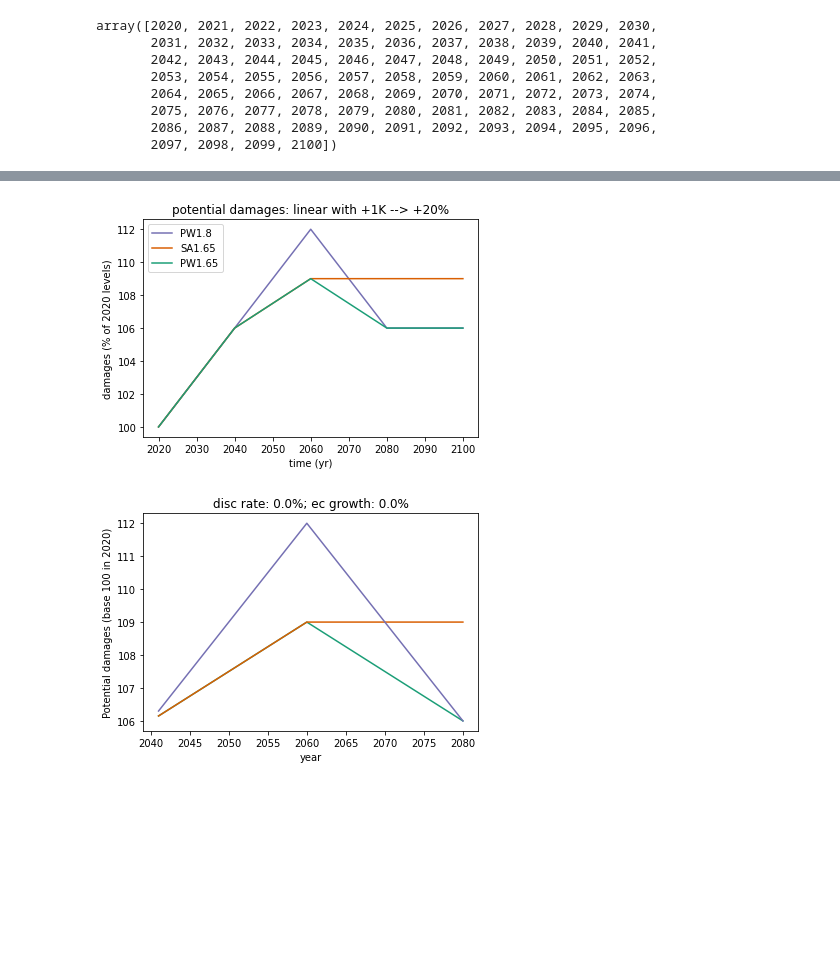
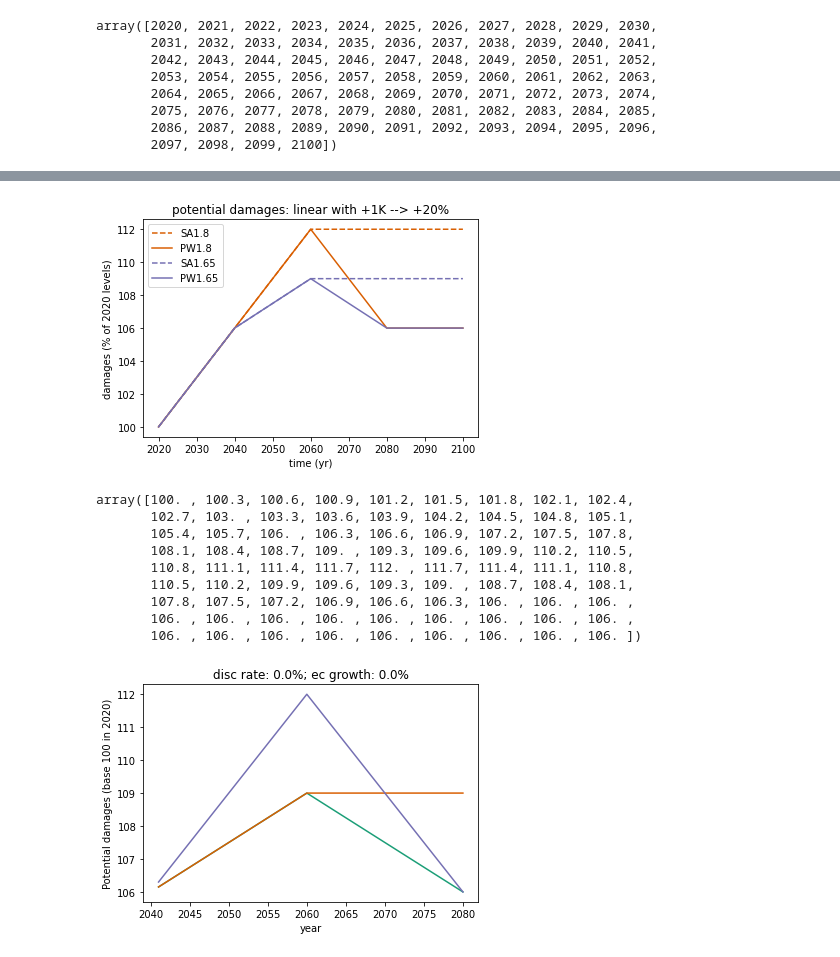
Before and after one commit to qlejeune/Overshoot-analyses, a Jupyter notebook: adaptation_analysis.ipynb, the cells around one changed output, grey strips where cells are left out. Saved outputs shown, nothing was run; the diff lists cells and outputs as text; code cells hidden in the pictures; blank space fills up the shorter version.

```diff
--- a/adaptation_analysis.ipynb
+++ b/adaptation_analysis.ipynb
@@ -24,7 +24,7 @@ array([2020, 2021, 2022, 2023, 2024, 2025, 2026, 2027, 2028, 2029, 2030,
 # %%
 # Define GMT scenarios
 
-scens = ["Ref1.5", "PW1.65", "SA1.65", "PW1.8"]
+scens = ["Ref1.5", "PW1.65", "SA1.65", "PW1.8", "SA1.8"]
 
 PW = 1.65
 W_2020 = 1.2
@@ -43,7 +43,7 @@ for sc in range(len(scens)):
                 GMT[sc,i] = 1.5
             elif scens[sc] == "PW1.65" or scens[sc] == "SA1.65":
                 GMT[sc,i] = PW - (yr_PW-years[i])*(PW-1.5)/(yr_PW-yr_15_befov)
-            elif scens[sc] == "PW1.8":
+            elif scens[sc] == "PW1.8" or scens[sc] == "SA1.8":
                 GMT[sc,i] = 1.8 - (yr_PW-years[i])*(1.8-1.5)/(yr_PW-yr_15_befov)
         elif years[i] > yr_PW and years[i] <= yr_15_aftov:
             if scens[sc] == "Ref1.5":
@@ -54,6 +54,8 @@ for sc in range(len(scens)):
                 GMT[sc,i] = 1.65
             elif scens[sc] == "PW1.8":
                 GMT[sc,i] = 1.8 - (years[i]-yr_PW)*(1.8-1.5)/(yr_15_aftov-yr_PW)
+            elif scens[sc] == "SA1.8":
+                GMT[sc,i] = 1.8
         elif years[i] > 2060:
             if scens[sc] == "PW1.65" or scens[sc] == "Ref1.5":
                 GMT[sc,i] = 1.5
@@ -61,6 +63,8 @@ for sc in range(len(scens)):
                 GMT[sc,i] = 1.65
             elif scens[sc] == "PW1.8":
                 GMT[sc,i] = 1.5
+            elif scens[sc] == "SA1.8":
+                GMT[sc,i] = 1.8
 # %%
 # Plot the GMT trajectories
 
@@ -80,25 +91,39 @@ plt.show()
 # %%
 # Plot the relative change in damages from Global Warming if there is no adaptation
 
 # Define damage coefficients from global warming
 # assuming a linear increase in damages with GW, with +1K leading to +20% damages
 dam_coeff = 100 + (GMT-GMT[0,0])*20 # damages linear with GW, +1K brings +20% damages
 
 # plot damages
 plt.figure()
 
-plt.plot(years,dam_coeff[3,:], color='#7570b3', label='PW1.8')
-plt.plot(years,dam_coeff[2,:], color='#d95f02', label='SA1.65')
-plt.plot(years,dam_coeff[1,:], color='#1b9e77', label='PW1.65')
+plt.plot(years,dam_coeff[4,:], color='#d95f02', label='SA1.8', linestyle='dashed')
+plt.plot(years,dam_coeff[3,:], color='#d95f02', label='PW1.8')
+plt.plot(years,dam_coeff[2,:], color='#7570b3', label='SA1.65', linestyle='dashed')
+plt.plot(years,dam_coeff[1,:], color='#7570b3', label='PW1.65')
 #plt.plot(years,dam_coeff[0,:], color='C0')
 
 plt.title('potential damages: linear with +1K --> +20%')
 plt.xlabel('time (yr)')
 plt.ylabel('damages (% of 2020 levels)')
 plt.legend(loc='upper left')
+plt.savefig(fname="potential_damages.pdf")
+plt.savefig(fname="potential_damages.png")
 plt.show()
+
+dam_coeff[3,:]
 # %% [output]
-[figure, old version]
+[figure, new version]
+array([100. , 100.3, 100.6, 100.9, 101.2, 101.5, 101.8, 102.1, 102.4,
+       102.7, 103. , 103.3, 103.6, 103.9, 104.2, 104.5, 104.8, 105.1,
+       105.4, 105.7, 106. , 106.3, 106.6, 106.9, 107.2, 107.5, 107.8,
+       108.1, 108.4, 108.7, 109. , 109.3, 109.6, 109.9, 110.2, 110.5,
+       110.8, 111.1, 111.4, 111.7, 112. , 111.7, 111.4, 111.1, 110.8,
+       110.5, 110.2, 109.9, 109.6, 109.3, 109. , 108.7, 108.4, 108.1,
+       107.8, 107.5, 107.2, 106.9, 106.6, 106.3, 106. , 106. , 106. ,
+       106. , 106. , 106. , 106. , 106. , 106. , 106. , 106. , 106. ,
+       106. , 106. , 106. , 106. , 106. , 106. , 106. , 106. , 106. ])
 # %%
 # When reaching 1.5°C in 2040, and knowing that there would be an overshoot of 40 years:
 # do we rather want to adapt to 1.5°C or to the peak warming during the length of the overshoot?
```
Also changed, not shown: parts of 8 cells of this notebook.
